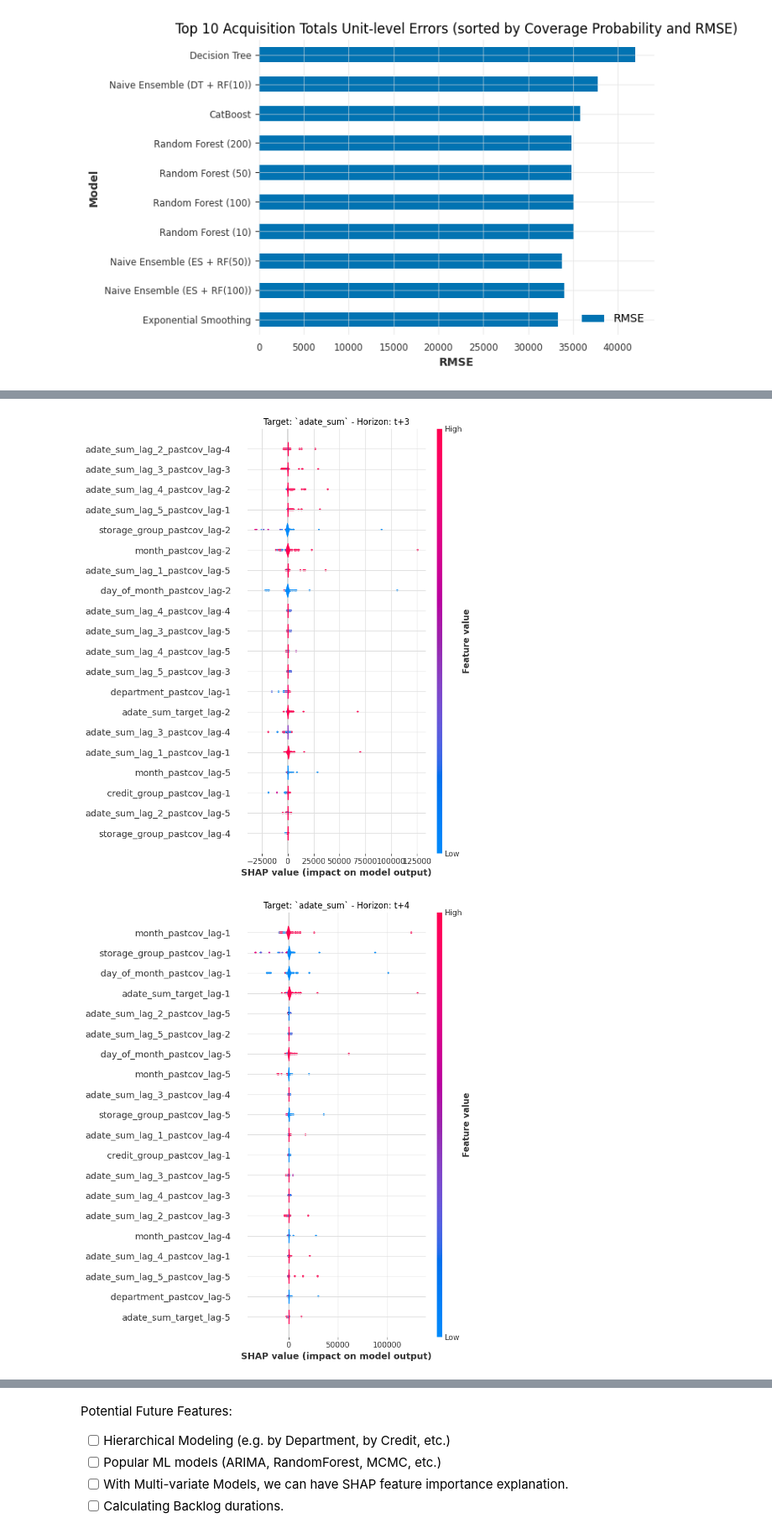
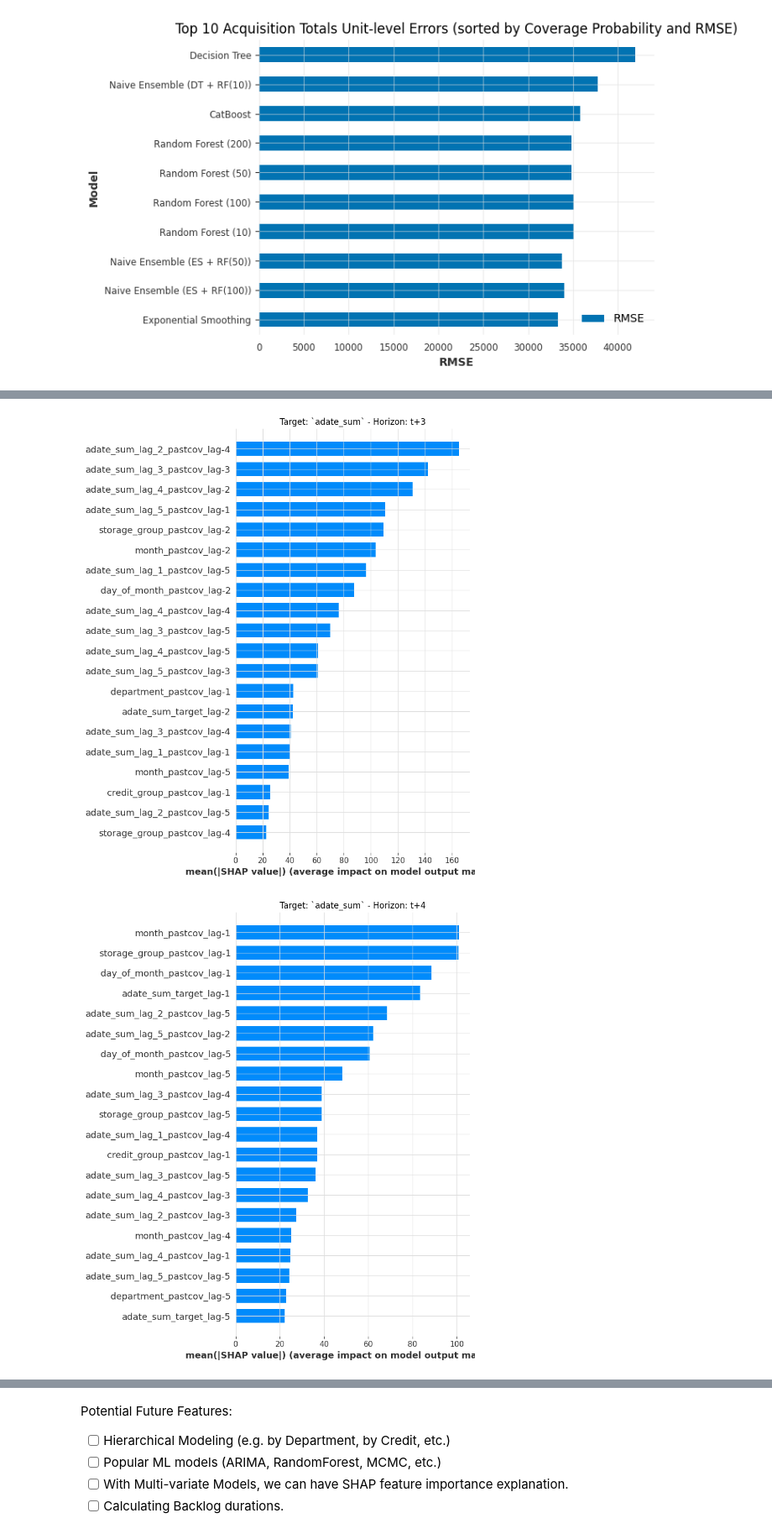
Before and after one commit to marisol-yake/MMM-museum-analytics, a Jupyter notebook: examples/NYC_MoMA_Example/Collections Time Series Forecasting.ipynb, the cells around one changed output, grey strips where cells are left out. Shown at 84% size. Drawn from its saved outputs; the diff is of its cells as text; code cells hidden in the pictures.

```diff
--- a/examples/NYC_MoMA_Example/Collections Time Series Forecasting.ipynb
+++ b/examples/NYC_MoMA_Example/Collections Time Series Forecasting.ipynb
@@ -573,4 +574,4 @@ expl_results = shap_explain.explain()
 # %%
-shap_explain.summary_plot(plot_type = "violin")
+shap_explain.summary_plot(plot_type = "bar")
 # shap_explain.force_plot_from_ts()
 # %% [output]
@@ -579,2 +580,2 @@ shap_explain.summary_plot(plot_type = "violin")
-[figure, old version]
+[figure, new version]
-[figure, old version]
+[figure, new version]
```
Also changed, not shown: parts of 3 cells of this notebook, 2 other files.
